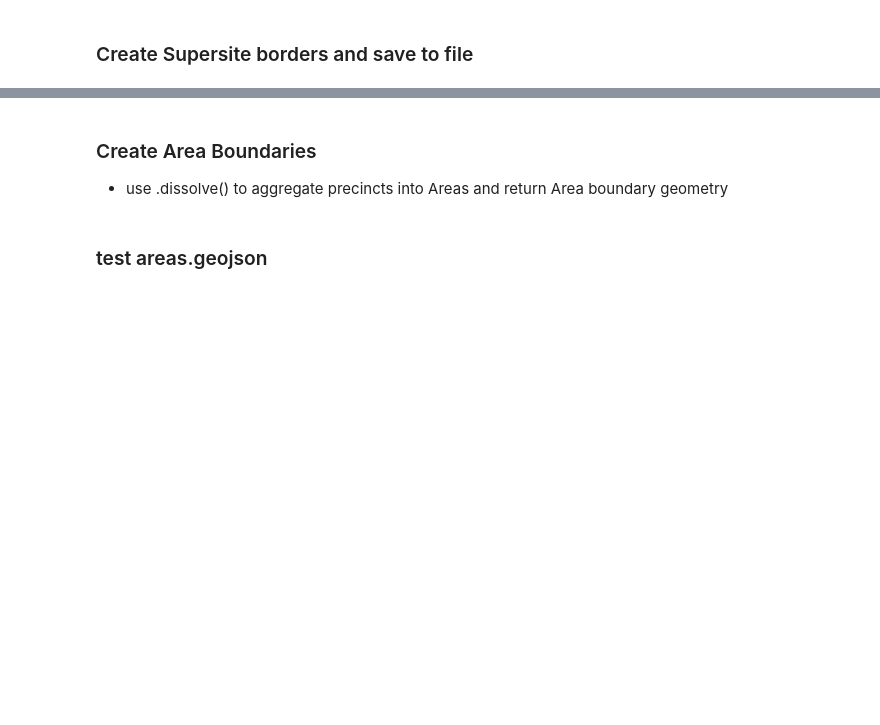
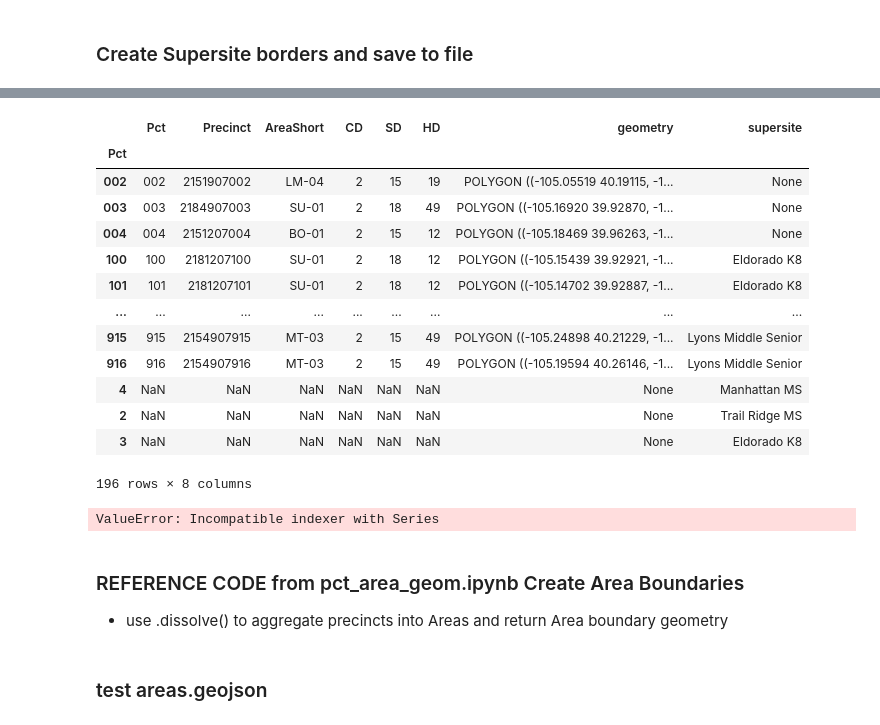
Before and after one commit to bnorikane/supersiteDB, a Jupyter notebook: supersite_pct_geom-new.ipynb, the cells around one changed output, grey strips where cells are left out. Cells and saved outputs as stored; diff of their text form; code cells hidden in the pictures; blank space fills up the shorter version.

```diff
--- a/supersite_pct_geom-new.ipynb
+++ b/supersite_pct_geom-new.ipynb
@@ -351,10 +356,64 @@ bhsgeom.plot()
+# %%
+pctgeo
+# pctgeo.loc[ss,'geometry']
+# %% [output]
+|  | Pct | Precinct | AreaShort | CD | SD | HD | geometry | supersite |
+| Pct |  |  |  |  |  |  |  |  |
+| 002 | 002 | 2151907002 | LM-04 | 2 | 15 | 19 | POLYGON ((-105.05519 40.19115, -1... | None |
+| 003 | 003 | 2184907003 | SU-01 | 2 | 18 | 49 | POLYGON ((-105.16920 39.92870, -1... | None |
+| 004 | 004 | 2151207004 | BO-01 | 2 | 15 | 12 | POLYGON ((-105.18469 39.96263, -1... | None |
+| 100 | 100 | 2181207100 | SU-01 | 2 | 18 | 12 | POLYGON ((-105.15439 39.92921, -1... | Eldorado K8 |
+| 101 | 101 | 2181207101 | SU-01 | 2 | 18 | 12 | POLYGON ((-105.14702 39.92887, -1... | Eldorado K8 |
+| ... | ... | ... | ... | ... | ... | ... | ... | ... |
+| 915 | 915 | 2154907915 | MT-03 | 2 | 15 | 49 | POLYGON ((-105.24898 40.21229, -1... | Lyons Middle Senior |
+| 916 | 916 | 2154907916 | MT-03 | 2 | 15 | 49 | POLYGON ((-105.19594 40.26146, -1... | Lyons Middle Senior |
+| 4 | NaN | NaN | NaN | NaN | NaN | NaN | None | Manhattan MS |
+| 2 | NaN | NaN | NaN | NaN | NaN | NaN | None | Trail Ridge MS |
+| 3 | NaN | NaN | NaN | NaN | NaN | NaN | None | Eldorado K8 |
+196 rows × 8 columns
+# %%
+# Test create an outline of all precincts in one ss
+
+# get pctlist in first supersite
+ss = 0
+ssname = sspct['Supersite'][ss]
+pctlist = sspct['pctlist'][ss]
+# print(ssname, pctlist, '\n')  # list of pcts in first supersite
+
+# create an empty geodataframe to collect the supersite precints geometry
+ssgdfcols = ['Pct', 'Supersite', 'pgeom']
+ssgdf = gpd.GeoDataFrame(columns=ssgdfcols, geometry='pgeom')
+# print(ssgdf.info())
+
+#  add a row for each precinct in pctlist
+
+for p in pctlist:
+
+    # print(p, ssname,'\n')  # Boulder HS
+
+    # add precinct geometry to ssgdf
+    pgeom = pctgeo.loc[p,'geometry']
+    # print(pgeom)
+    ssgdf.loc[p, 'pgeom'] = pgeom
+# print(ssgdf)
+
+# calculate supersite border geometry
+
+ssgeom = ssgdf.dissolve()
+# ssgeom.plot()
+
+# add supersite geometry to sspctgdf
+sspctgdf.loc[ss, 'ssgeom'] = ssgeom
+print(sspct.loc[ss, :], '\n')  #  dataframe row
+# %% [output]
+ValueError: Incompatible indexer with Series
 # %%
 
 # this sets all column names and data types correctly
 # area_gdf = gpd.GeoDataFrame(area_groups.get_group('BO-01').dissolve())
 # area_gdf.plot()
 # %% [markdown]
-### Create Area Boundaries
+### REFERENCE CODE from pct_area_geom.ipynb  Create Area Boundaries
 - use .dissolve() to aggregate precincts into Areas and return Area boundary geometry
 # %%
 area_groups = pctgeo.groupby('AreaShort')
```
Also changed, not shown: parts of 16 cells of this notebook.
